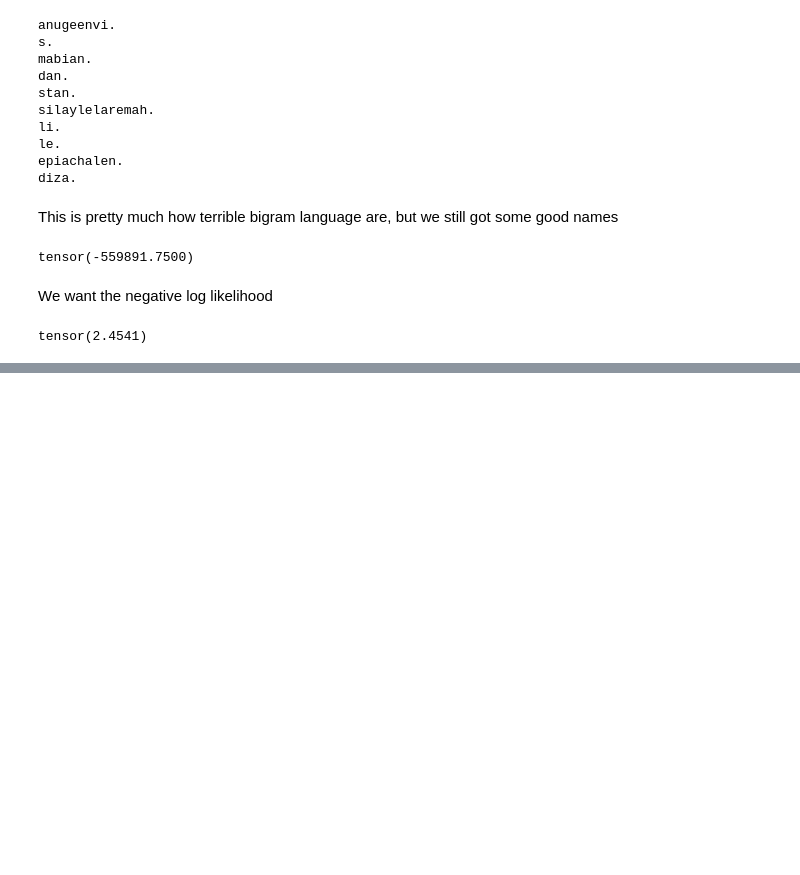
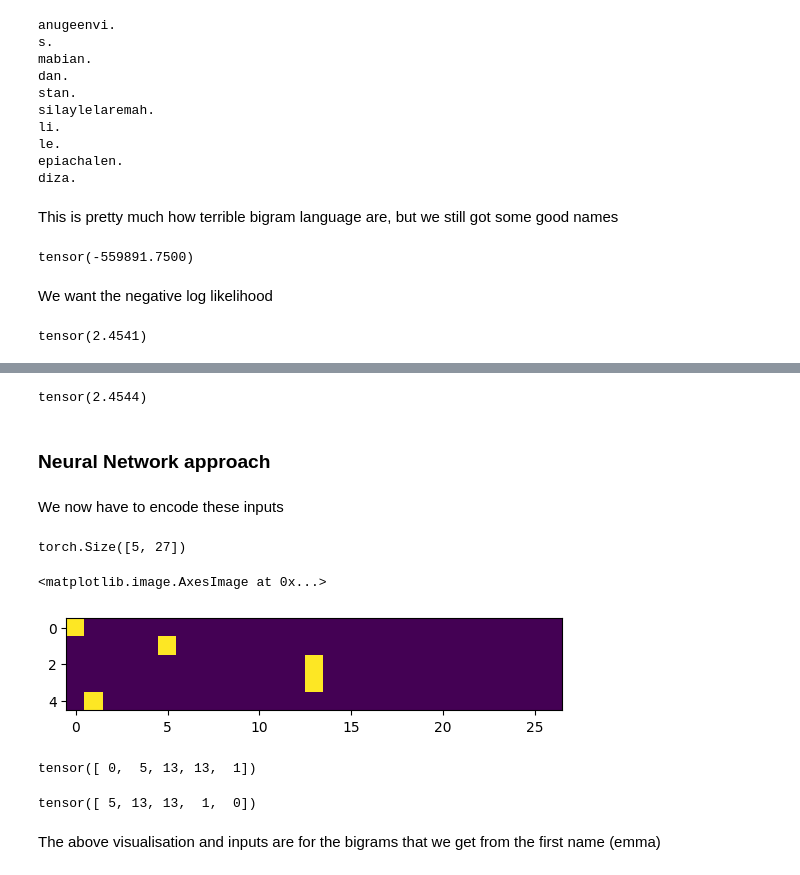
Before and after one commit to kevin-v96/makemore, a Jupyter notebook: makemore.ipynb, the cells around one changed output, grey strips where cells are left out. Drawn from its saved outputs; the diff is of its cells as text; code cells hidden in the pictures; blank space fills up the shorter version.

Commit message:
Finish the basic neural model

```diff
--- a/makemore.ipynb
+++ b/makemore.ipynb
@@ -319,0 +322,59 @@ This is the same as maximizing the log likelihood, which is the same as minimizi
+# %%
+P = (N + 1).float()
+P /= P.sum(dim = 1, keepdim= True)
+# %%
+log_likelihood = 0.0
+n = 0
+for w in words:
+    chs = ['.'] + list(w) + ['.']
+    for ch1, ch2 in zip(chs, chs[1:]):
+        ix1 = stoi[ch1]
+        ix2 = stoi[ch2]
+        prob = P[ix1, ix2]
+        logprob = torch.log(prob)
+        log_likelihood += logprob
+        n += 1
+nll = -log_likelihood
+avg_neg_log_likelihood = nll / n
+avg_neg_log_likelihood
+# %% [output]
+tensor(2.4544)
+# %% [markdown]
+### Neural Network approach
+# %%
+import torch.nn.functional as F
+#create bigram training set
+xs, ys = [], []
+
+for w in words[:1]:
+    chs = ['.'] + list(w) + ['.']
+    for ch1, ch2 in zip(chs, chs[1:]):
+        ix1 = stoi[ch1]
+        ix2 = stoi[ch2]
+        xs.append(ix1)
+        ys.append(ix2)
+
+xs = torch.tensor(xs)
+ys = torch.tensor(ys)
+# %% [markdown]
+We now have to encode these inputs
+# %%
+xenc = F.one_hot(xs, num_classes=27).float() #we have 27 'classes'
+xenc.shape
+# %% [output]
+torch.Size([5, 27])
+# %%
+plt.imshow(xenc)
+# %% [output]
+<matplotlib.image.AxesImage at 0x...>
+[figure, added]
+# %%
+xs
+# %% [output]
+tensor([ 0,  5, 13, 13,  1])
+# %%
+ys
+# %% [output]
+tensor([ 5, 13, 13,  1,  0])
+# %% [markdown]
+The above visualisation and inputs are for the bigrams that we get from the first name (emma)
```
Also changed, not shown: parts of 17 cells of this notebook, 1 other file.
